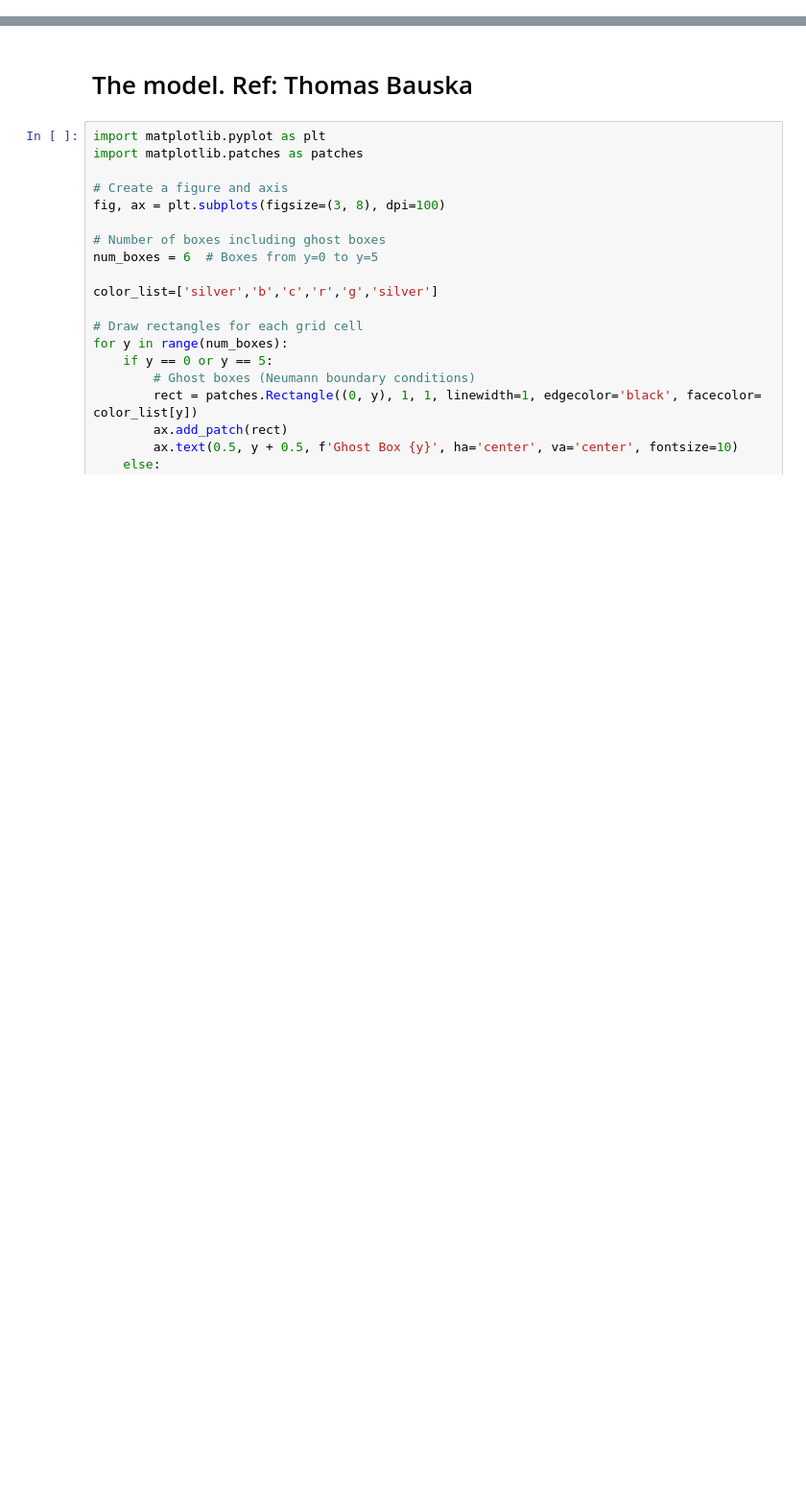
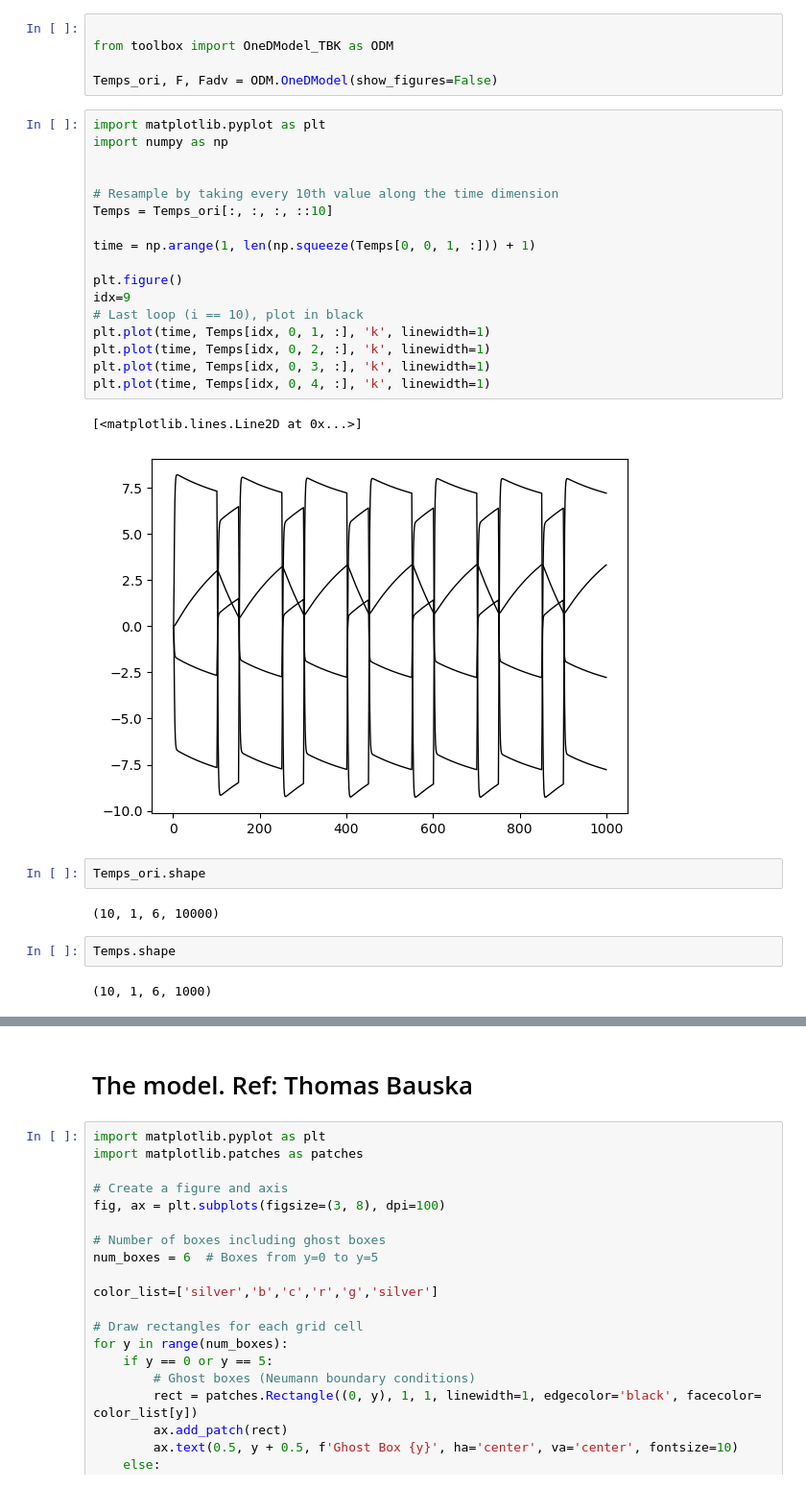
Before and after one commit to Peisong-Zheng/DO_causality, a Jupyter notebook: One_D_model_TBK_GPDC.ipynb, the cells around one changed output, grey strips where cells are left out. Shown at 96% size. Cells and saved outputs as stored; diff of their text form; blank space fills up the shorter version.

```diff
--- a/One_D_model_TBK_GPDC.ipynb
+++ b/One_D_model_TBK_GPDC.ipynb
@@ -0,0 +1,33 @@
+# %%
+
+from toolbox import OneDModel_TBK as ODM
+
+Temps_ori, F, Fadv = ODM.OneDModel(show_figures=False)
+# %%
+import matplotlib.pyplot as plt
+import numpy as np
+
+
+# Resample by taking every 10th value along the time dimension
+Temps = Temps_ori[:, :, :, ::10]
+
+time = np.arange(1, len(np.squeeze(Temps[0, 0, 1, :])) + 1)
+
+plt.figure()
+idx=9
+# Last loop (i == 10), plot in black
+plt.plot(time, Temps[idx, 0, 1, :], 'k', linewidth=1)
+plt.plot(time, Temps[idx, 0, 2, :], 'k', linewidth=1)
+plt.plot(time, Temps[idx, 0, 3, :], 'k', linewidth=1)
+plt.plot(time, Temps[idx, 0, 4, :], 'k', linewidth=1)
+# %% [output]
+[<matplotlib.lines.Line2D at 0x...>]
+[figure, added]
+# %%
+Temps_ori.shape
+# %% [output]
+(10, 1, 6, 10000)
+# %%
+Temps.shape
+# %% [output]
+(10, 1, 6, 1000)
```
Also changed, not shown: parts of 13 cells of this notebook, 3 other files.
